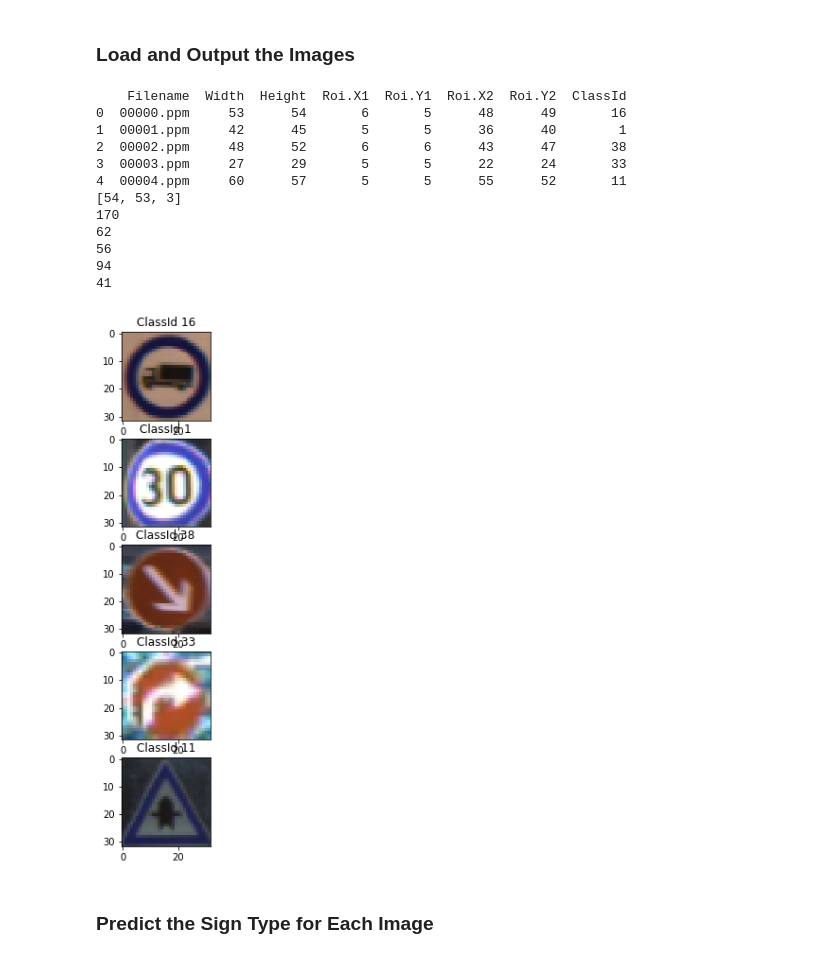
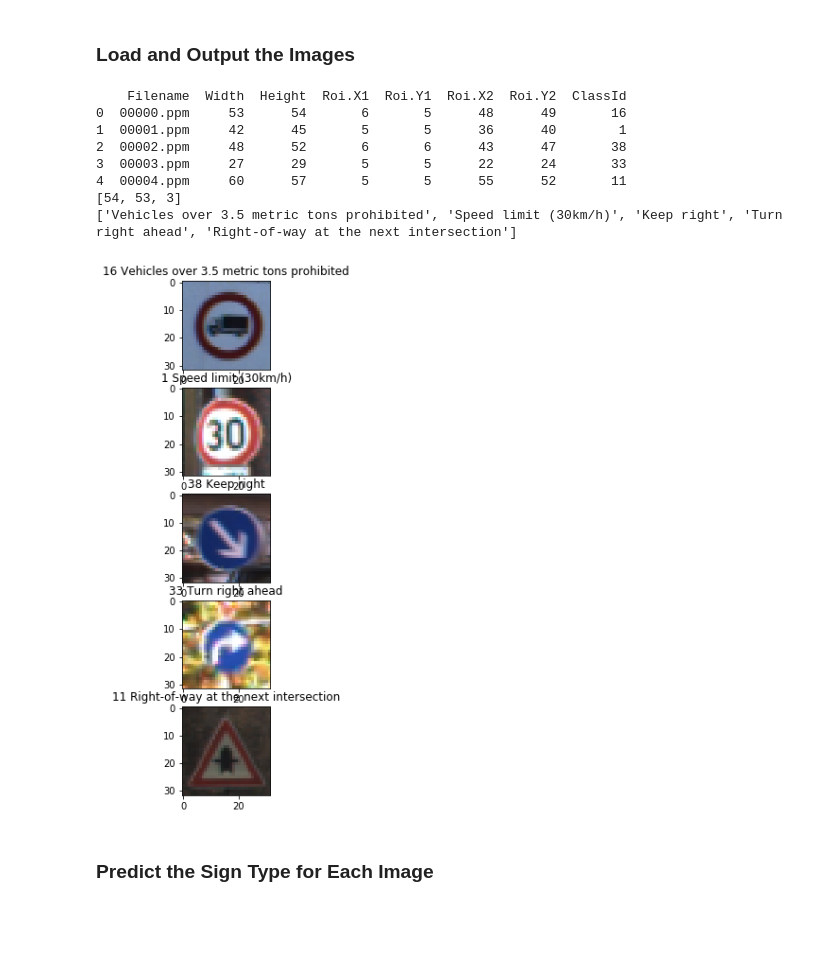
Before and after one commit to qingyouzhao/CarND-Traffic-Sign-Classifier-Project, a Jupyter notebook: Traffic_Sign_Classifier.ipynb, the cells around one changed output. Drawn from its saved outputs; the diff is of its cells as text; code cells hidden in the pictures; blank space fills up the shorter version.

```diff
--- a/Traffic_Sign_Classifier.ipynb
+++ b/Traffic_Sign_Classifier.ipynb
@@ -86,7 +86,16 @@ image_shape = X_train.shape[1:]
 classes_df = pd.read_csv('signnames.csv',delimiter=',')
 n_classes = len(classes_df['ClassId'])
 
+def get_class_name(id):
+    """
+    A utility function to help get class name from id
+    :param id: ClassId of GTSRB
+    :return: the string name corresponding to the class id
+    """
+    return classes_df['SignName'][classes_df['ClassId'].index.get_loc(id)]
+
 print("Number of training examples =", n_train)
+print("Number of validation examples =", n_validation)
 print("Number of testing examples =", n_test)
 print("Image data shape =", image_shape)
 print("Number of classes =", n_classes)
@@ -96,7 +106,7 @@ Number of testing examples = 12630
 Image data shape = (32, 32, 3)
 Number of classes = 43
 # %%
-EPOCHS = 30
+EPOCHS = 32
 BATCH_SIZE = 64
 # %% [markdown]
 ### Include an exploratory visualization of the dataset
@@ -353,7 +424,7 @@ Tensor("Placeholder_5:0", dtype=int32)
 ## Training Pipeline
 # %%
 # Training
-rate = 0.001
+rate = 0.0005
 logits = LeNet(x, output_classes=n_classes)
 cross_entropy = tf.nn.softmax_cross_entropy_with_logits_v2(labels=one_hot_y, logits=logits)
 loss_operation = tf.reduce_mean(cross_entropy)
@@ -476,48 +545,43 @@ def load_test_iamges(test_image_directory, index_file , num_samples=5):
     classes = np.zeros(len(index), dtype=np.uint8)
 
     for i, row in index.iterrows():
-        image = cv2.imread(os.path.join(test_image_directory, row['Filename']) )
+        image = cv2.cvtColor(cv2.imread(os.path.join(test_image_directory, row['Filename'])), cv2.COLOR_BGR2RGB)
         image_label_section = image[row['Roi.Y1']:row['Roi.Y2'],row['Roi.X1']:row['Roi.X2'],:]
-        image_resized = cv2.resize(image_label_section, (32,32))
-        print(image_resized[0,0,0])
-
+        image_resized = cv2.resize(image, (32,32))
         images[i] = np.array(image_resized.astype(np.float32))
-
         classes[i] = (row['ClassId'])
 
     return images, classes
 
 prediction_images, labelled_classes = load_test_iamges(test_image_directory, test_image_index_file, num_samples=5)
 
 def visualize_images(images, classes):
     %matplotlib inline
 
     rows = len(images)
     cols = 1
 
     fig = plt.figure(figsize=(20,10))
     ax = []
     for i, image in enumerate(images):
         ax.append(fig.add_subplot(rows, cols, i+1))
-        ax[-1].set_title("ClassId "+ str(classes[i]))
+        ax[-1].set_title(str(classes[i]) + " " + classes_df['SignName'][classes_df['ClassId'].index.get_loc(classes[i])])
         plt.imshow(image)
 
 
 visualize_images(prediction_images, labelled_classes)
+
+print([get_class_name(x) for x in labelled_classes])
 # %% [output]
     Filename  Width  Height  Roi.X1  Roi.Y1  Roi.X2  Roi.Y2  ClassId
 0  00000.ppm     53      54       6       5      48      49       16
 1  00001.ppm     42      45       5       5      36      40        1
 2  00002.ppm     48      52       6       6      43      47       38
 3  00003.ppm     27      29       5       5      22      24       33
 4  00004.ppm     60      57       5       5      55      52       11
 [54, 53, 3]
-170
-62
-56
-94
-41
+['Vehicles over 3.5 metric tons prohibited', 'Speed limit (30km/h)', 'Keep right', 'Turn right ahead', 'Right-of-way at the next intersection']
-[figure, old version]
+[figure, new version]
 # %% [markdown]
 ### Predict the Sign Type for Each Image
 # %%
```
Also changed, not shown: parts of 19 cells of this notebook, 5 other files.
